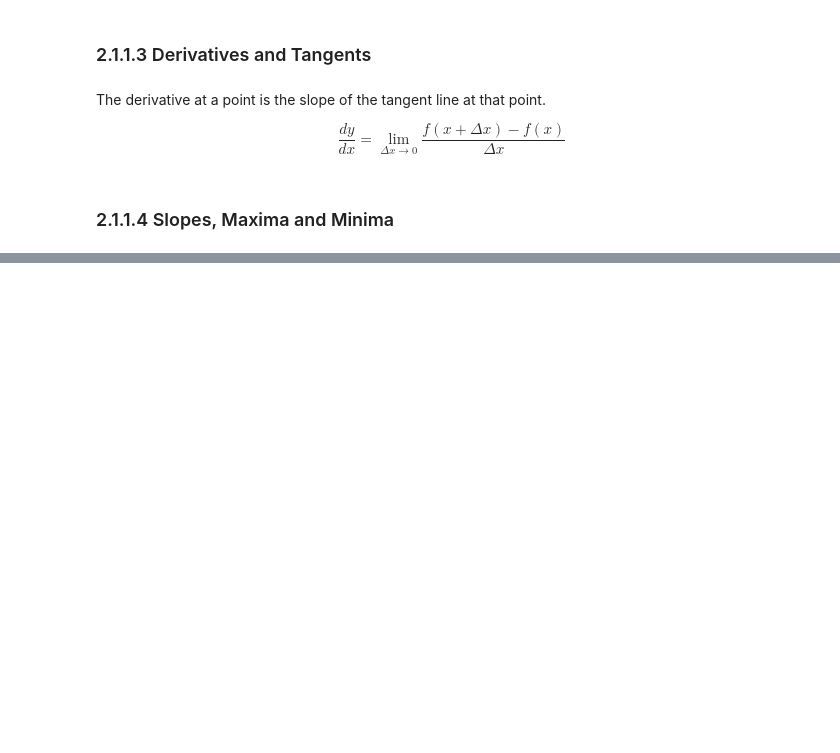
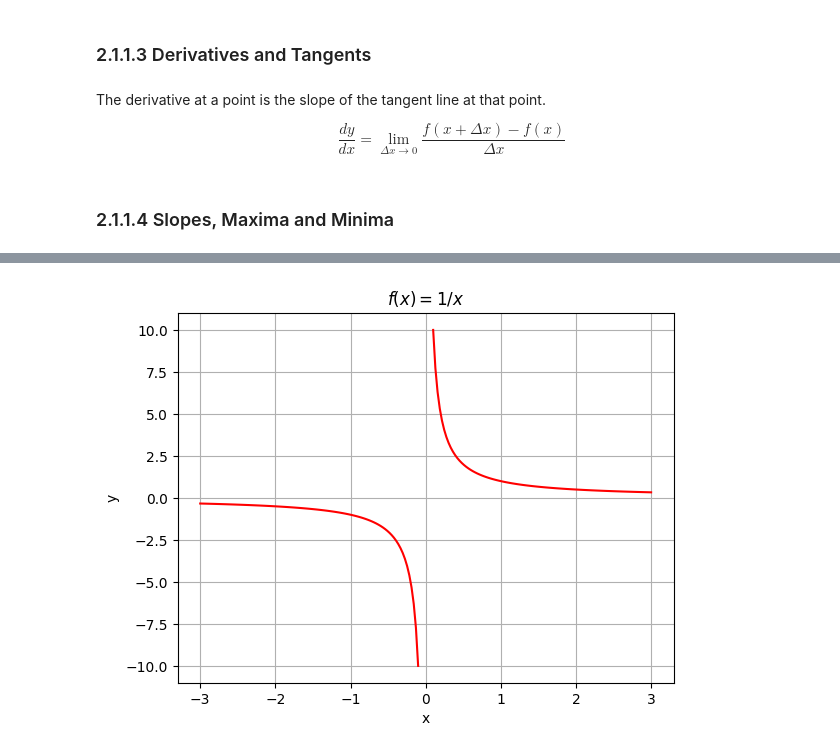
Before and after one commit to PaulToronto/DeepLearning-AI---Mathematics-for-Machine-Learning-and-Data-Science, a Jupyter notebook: 2_1_Derivatives_and_Optimization.ipynb, the cells around one changed output, grey strips where cells are left out. Drawn from its saved outputs; the diff is of its cells as text; code cells hidden in the pictures; blank space fills up the shorter version.

```diff
--- a/2_1_Derivatives_and_Optimization.ipynb
+++ b/2_1_Derivatives_and_Optimization.ipynb
@@ -234,0 +388,13 @@ $$
+# %%
+x1 = np.linspace(-3, -0.1, 100)
+x2 = np.linspace(0.1, 3, 100)
+plt.plot(x1, 1/x1, color='red')
+plt.plot(x2, 1/x2, color='red')
+
+plt.xlabel('x')
+plt.ylabel('y')
+plt.title('$f(x) = 1/x$')
+plt.grid()
+plt.show()
+# %% [output]
+[figure, added]
```
Also changed, not shown: parts of 20 cells of this notebook.
